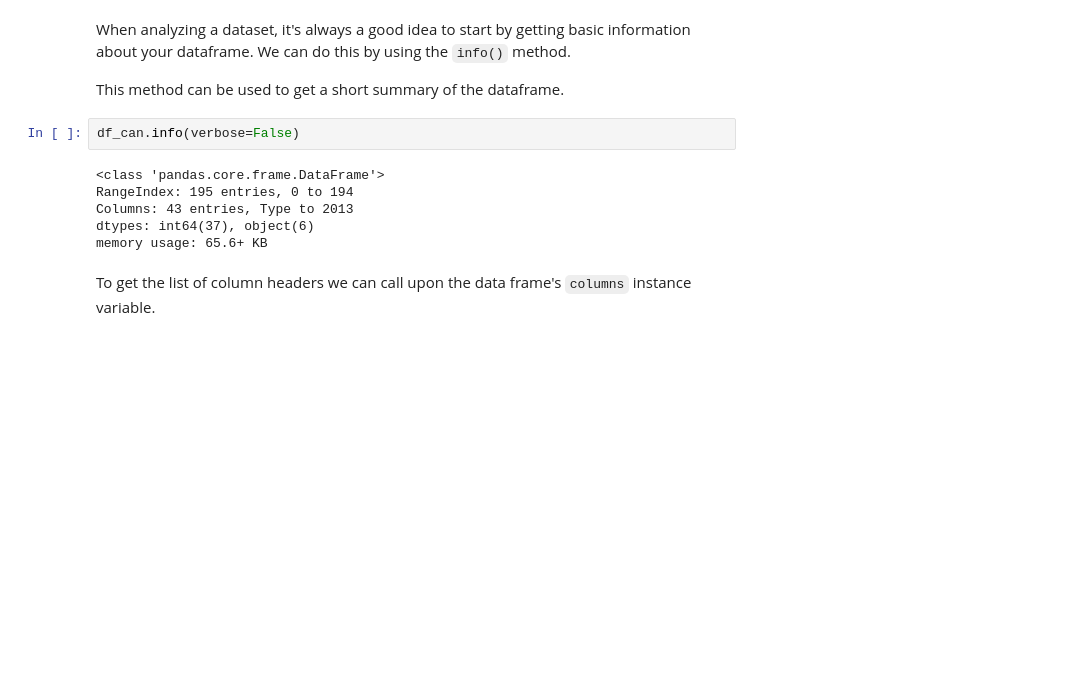
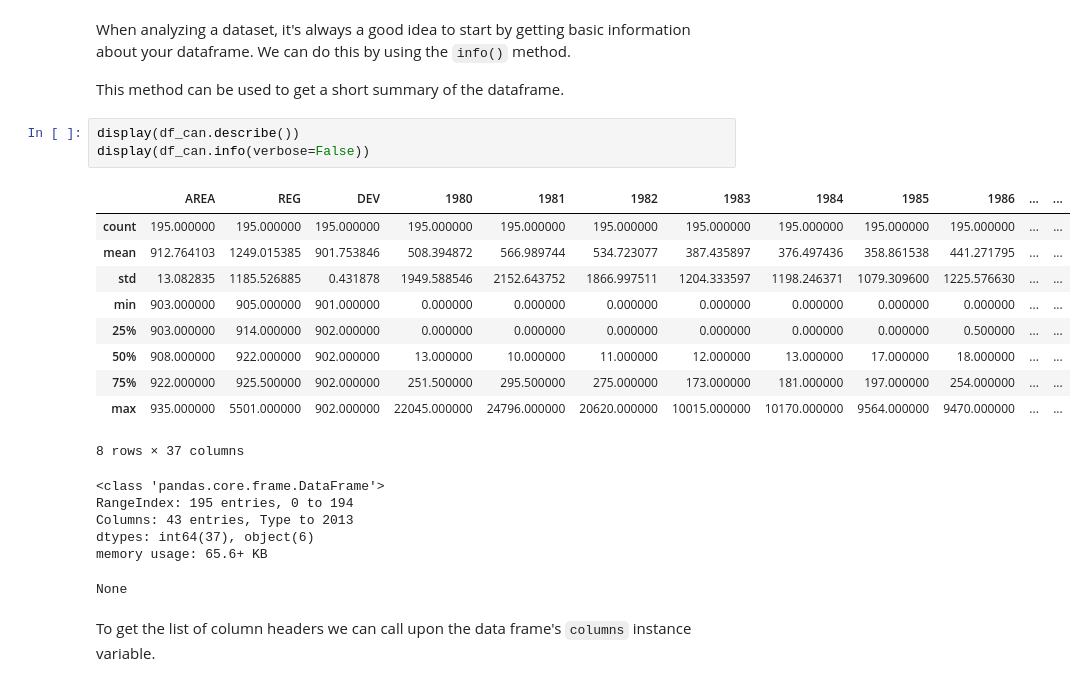
Before and after one commit to DurianDan/IBM-Data-Science-Professional-Certificate, a Jupyter notebook: 8_Data_Visualization_With_Python/week1/DV0101EN-Exercise-Introduction-to-Matplotlib-and-Line-Plots.ipynb, the cells around one changed output. Saved outputs shown, nothing was run; the diff lists cells and outputs as text; blank space fills up the shorter version.

```diff
--- a/8_Data_Visualization_With_Python/week1/DV0101EN-Exercise-Introduction-to-Matplotlib-and-Line-Plots.ipynb
+++ b/8_Data_Visualization_With_Python/week1/DV0101EN-Exercise-Introduction-to-Matplotlib-and-Line-Plots.ipynb
@@ -114,13 +116,25 @@ When analyzing a dataset, it's always a good idea to start by getting basic info
 
 This method can be used to get a short summary of the dataframe.
 # %%
-df_can.info(verbose=False)
+display(df_can.describe())
+display(df_can.info(verbose=False))
 # %% [output]
+|  | AREA | REG | DEV | 1980 | 1981 | 1982 | 1983 | 1984 | 1985 | 1986 | ... | ... |
+| count | 195.000000 | 195.000000 | 195.000000 | 195.000000 | 195.000000 | 195.000000 | 195.000000 | 195.000000 | 195.000000 | 195.000000 | ... | ... |
+| mean | 912.764103 | 1249.015385 | 901.753846 | 508.394872 | 566.989744 | 534.723077 | 387.435897 | 376.497436 | 358.861538 | 441.271795 | ... | ... |
+| std | 13.082835 | 1185.526885 | 0.431878 | 1949.588546 | 2152.643752 | 1866.997511 | 1204.333597 | 1198.246371 | 1079.309600 | 1225.576630 | ... | ... |
+| min | 903.000000 | 905.000000 | 901.000000 | 0.000000 | 0.000000 | 0.000000 | 0.000000 | 0.000000 | 0.000000 | 0.000000 | ... | ... |
+| 25% | 903.000000 | 914.000000 | 902.000000 | 0.000000 | 0.000000 | 0.000000 | 0.000000 | 0.000000 | 0.000000 | 0.500000 | ... | ... |
+| 50% | 908.000000 | 922.000000 | 902.000000 | 13.000000 | 10.000000 | 11.000000 | 12.000000 | 13.000000 | 17.000000 | 18.000000 | ... | ... |
+| 75% | 922.000000 | 925.500000 | 902.000000 | 251.500000 | 295.500000 | 275.000000 | 173.000000 | 181.000000 | 197.000000 | 254.000000 | ... | ... |
+| max | 935.000000 | 5501.000000 | 902.000000 | 22045.000000 | 24796.000000 | 20620.000000 | 10015.000000 | 10170.000000 | 9564.000000 | 9470.000000 | ... | ... |
-<class 'pandas.core.frame.DataFrame'>
-RangeIndex: 195 entries, 0 to 194
-Columns: 43 entries, Type to 2013
-dtypes: int64(37), object(6)
-memory usage: 65.6+ KB
+8 rows × 37 columns
+<class 'pandas.core.frame.DataFrame'>
+RangeIndex: 195 entries, 0 to 194
+Columns: 43 entries, Type to 2013
+dtypes: int64(37), object(6)
+memory usage: 65.6+ KB
+None
 # %% [markdown]
 To get the list of column headers we can call upon the data frame's `columns` instance variable.
 # %%
```
Also changed, not shown: parts of 41 cells of this notebook, 5 other files.
